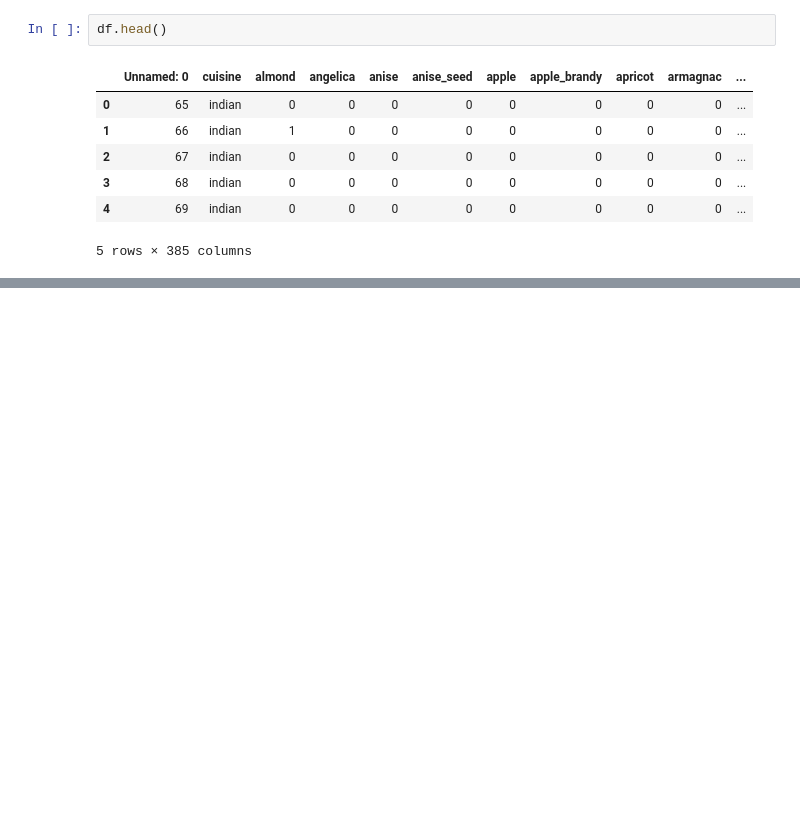
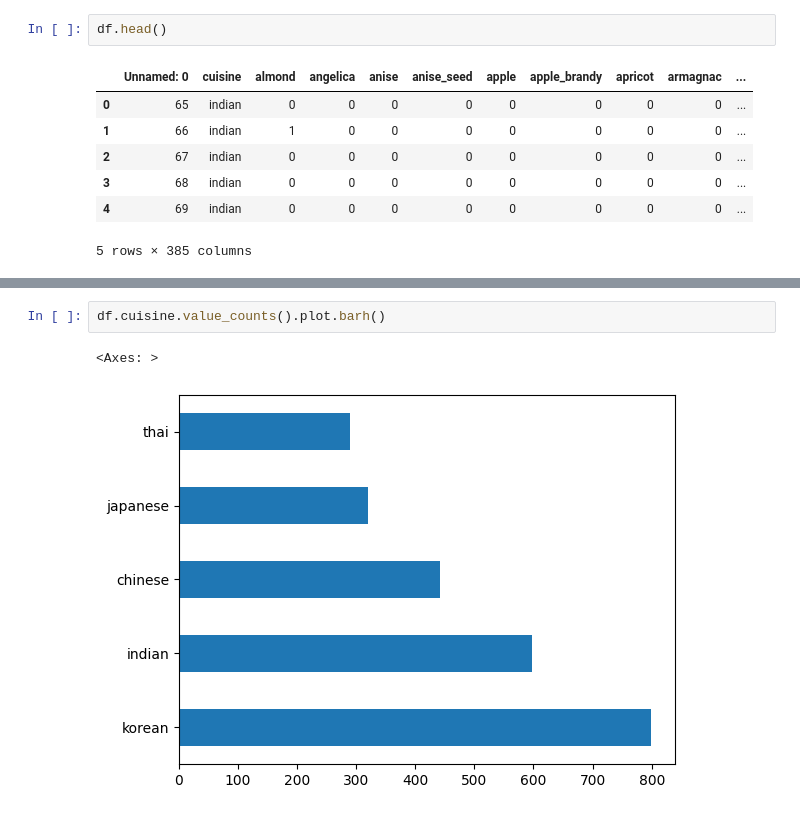
Before and after one commit to omnb/ML-For-Beginners, a Jupyter notebook: 4-Classification/1-Introduction/notebook.ipynb, the cells around one changed output, grey strips where cells are left out. Drawn from its saved outputs; the diff is of its cells as text; blank space fills up the shorter version.

Commit message:
introduction to classification with cuisines

```diff
--- a/4-Classification/1-Introduction/notebook.ipynb
+++ b/4-Classification/1-Introduction/notebook.ipynb
@@ -20,0 +29,5 @@ df.head()
+# %%
+df.cuisine.value_counts().plot.barh()
+# %% [output]
+<Axes: >
+[figure, added]
```
Also changed, not shown: parts of 13 cells of this notebook, 1 other file.
